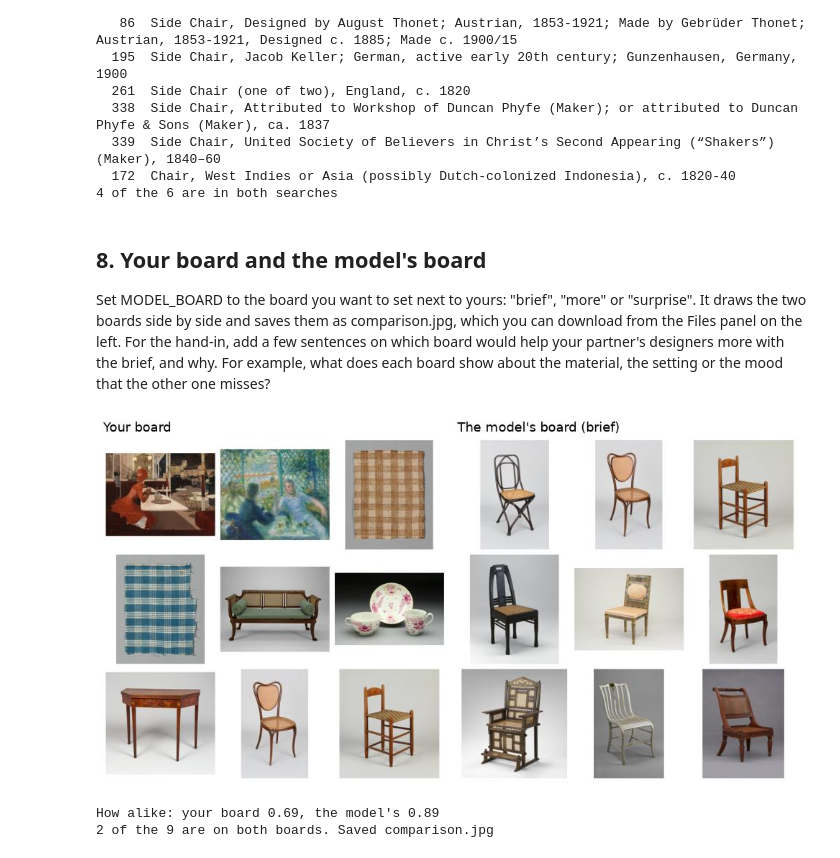
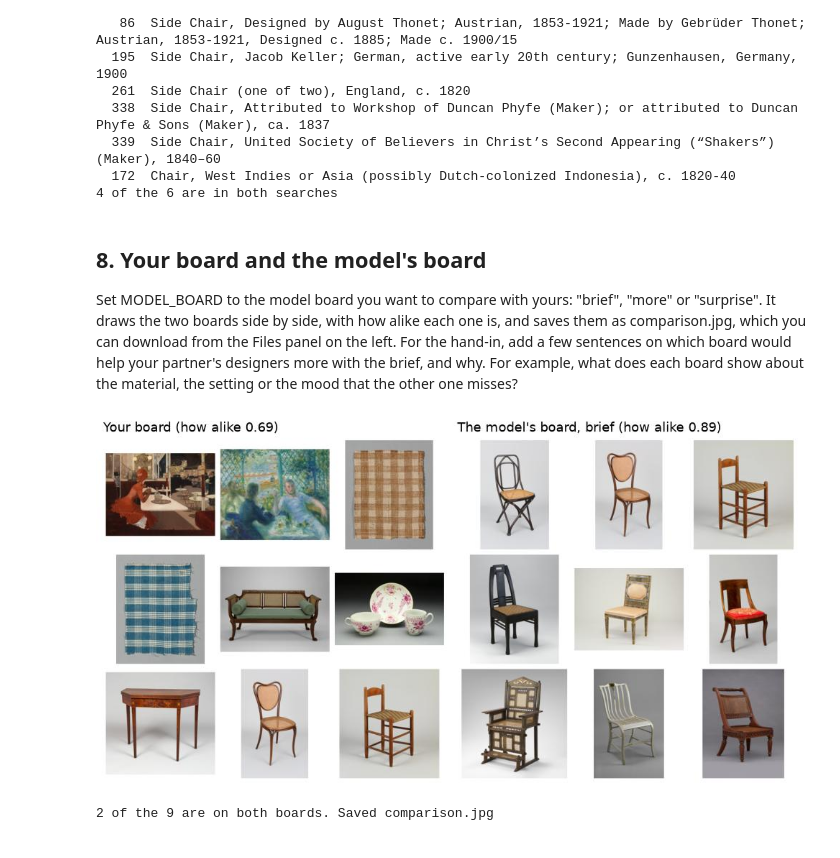
Before and after one commit to chuanenlin/mlfordesign, a Jupyter notebook: notebooks/week-02-moodboard.ipynb, the cells around one changed output. Drawn from its saved outputs; the diff is of its cells as text; code cells hidden in the pictures.

```diff
--- a/notebooks/week-02-moodboard.ipynb
+++ b/notebooks/week-02-moodboard.ipynb
@@ -144,9 +209,21 @@ Put the numbers (or file names) of 9 images in MY_BOARD. Pick them before you ru
 # %%
-# Pick 9 images for your board, by their numbers on the sheet above or by file name.
-MY_BOARD = ["aic-59908.jpg", "aic-81555.jpg", "aic-79814.jpg", "aic-79819.jpg", "aic-52743.jpg",
-            "aic-15079.jpg", "aic-3556.jpg", "aic-154050.jpg", "met-1866.jpg"]
+# Pick 9 images for your board, by their numbers on the sheet above (or by file name).
+MY_BOARD = []
+if USE_EXAMPLE and not MY_BOARD:  # the hand-picked board from the week 2 slides
+    MY_BOARD = ["aic-59908.jpg", "aic-81555.jpg", "aic-79814.jpg", "aic-79819.jpg", "aic-52743.jpg",
+                "aic-15079.jpg", "aic-3556.jpg", "aic-154050.jpg", "met-1866.jpg"]
+if len(MY_BOARD) != 9:
+    raise ValueError("Put the numbers of 9 images from pool.jpg in MY_BOARD, and run this cell again.")
 names = [os.path.basename(p) for p in pool]
-mine = [n if isinstance(n, int) else names.index(n) + 1 for n in MY_BOARD]
+
+def number(n):
+    if isinstance(n, int) and 1 <= n <= len(pool):
+        return n
+    if n in names:
+        return names.index(n) + 1
+    raise ValueError(f"{n} is not on the sheet. Use a number from pool.jpg, from 1 to {len(pool)}.")
+
+mine = [number(n) for n in MY_BOARD]
 show_boards({"Your board": mine})
 describe(mine)
 print(f"How alike: {alike(mine):.2f}")
@@ -193,11 +270,11 @@ These are simple versions of two buttons in May AI, this week's first reading. M
 # %%
-SEEDS = [1, 3, 8]  # which images on your board to start from (1 to 9, left to right, top to bottom)
-seeds = [mine[k - 1] for k in SEEDS]
-to_seeds = (E @ E[[n - 1 for n in seeds]].T).mean(1)  # how close each image is to the ones you picked
-rest = [n for n in range(1, len(pool) + 1) if n not in seeds]
-more = sorted(rest, key=lambda n: -to_seeds[n - 1])[:9]
-surprise = sorted([n for n in rest if to_brief[n - 1] >= np.median(to_brief)], key=lambda n: to_seeds[n - 1])[:9]
-show_boards({"Your images": seeds, "More like these": more, "Surprise me": surprise})
+START_FROM = [1, 3, 8]  # which images on your board to start from (1 to 9, left to right, top to bottom)
+start = [mine[k - 1] for k in START_FROM]
+to_start = (E @ E[[n - 1 for n in start]].T).mean(1)  # how close each image is to the ones you picked
+rest = [n for n in range(1, len(pool) + 1) if n not in start]
+more = sorted(rest, key=lambda n: -to_start[n - 1])[:9]
+surprise = sorted([n for n in rest if to_brief[n - 1] >= np.median(to_brief)], key=lambda n: to_start[n - 1])[:9]
+show_boards({"Your images": start, "More like these": more, "Surprise me": surprise})
 for title, board in [("More like these", more), ("Surprise me", surprise)]:
     print(f"{title}: how alike {alike(board):.2f}, {len(set(mine) & set(board))} also on your board")
     describe(board)
@@ -293,14 +370,13 @@ Image and words:
 # %% [markdown]
 ## 8. Your board and the model's board
 
-Set MODEL_BOARD to the board you want to set next to yours: "brief", "more" or "surprise". It draws the two boards side by side and saves them as comparison.jpg, which you can download from the Files panel on the left. For the hand-in, add a few sentences on which board would help your partner's designers more with the brief, and why. For example, what does each board show about the material, the setting or the mood that the other one misses?
+Set MODEL_BOARD to the model board you want to compare with yours: "brief", "more" or "surprise". It draws the two boards side by side, with how alike each one is, and saves them as comparison.jpg, which you can download from the Files panel on the left. For the hand-in, add a few sentences on which board would help your partner's designers more with the brief, and why. For example, what does each board show about the material, the setting or the mood that the other one misses?
 # %%
-MODEL_BOARD = "brief"  # "brief", "more" or "surprise": which of the model's boards to set next to yours
+MODEL_BOARD = "brief"  # "brief", "more" or "surprise": which of the model's boards to compare with yours
 theirs = {"brief": by_brief, "more": more, "surprise": surprise}[MODEL_BOARD]
-show_boards({"Your board": mine, f"The model's board ({MODEL_BOARD})": theirs}, save="comparison.jpg")
-print(f"How alike: your board {alike(mine):.2f}, the model's {alike(theirs):.2f}")
+show_boards({f"Your board (how alike {alike(mine):.2f})": mine,
+             f"The model's board, {MODEL_BOARD} (how alike {alike(theirs):.2f})": theirs}, save="comparison.jpg")
 print(len(set(mine) & set(theirs)), "of the 9 are on both boards. Saved comparison.jpg")
 # %% [output]
-[figure, old version]
+[figure, new version]
-How alike: your board 0.69, the model's 0.89
 2 of the 9 are on both boards. Saved comparison.jpg
```
Also changed, not shown: parts of 5 cells of this notebook, 2 other files.
